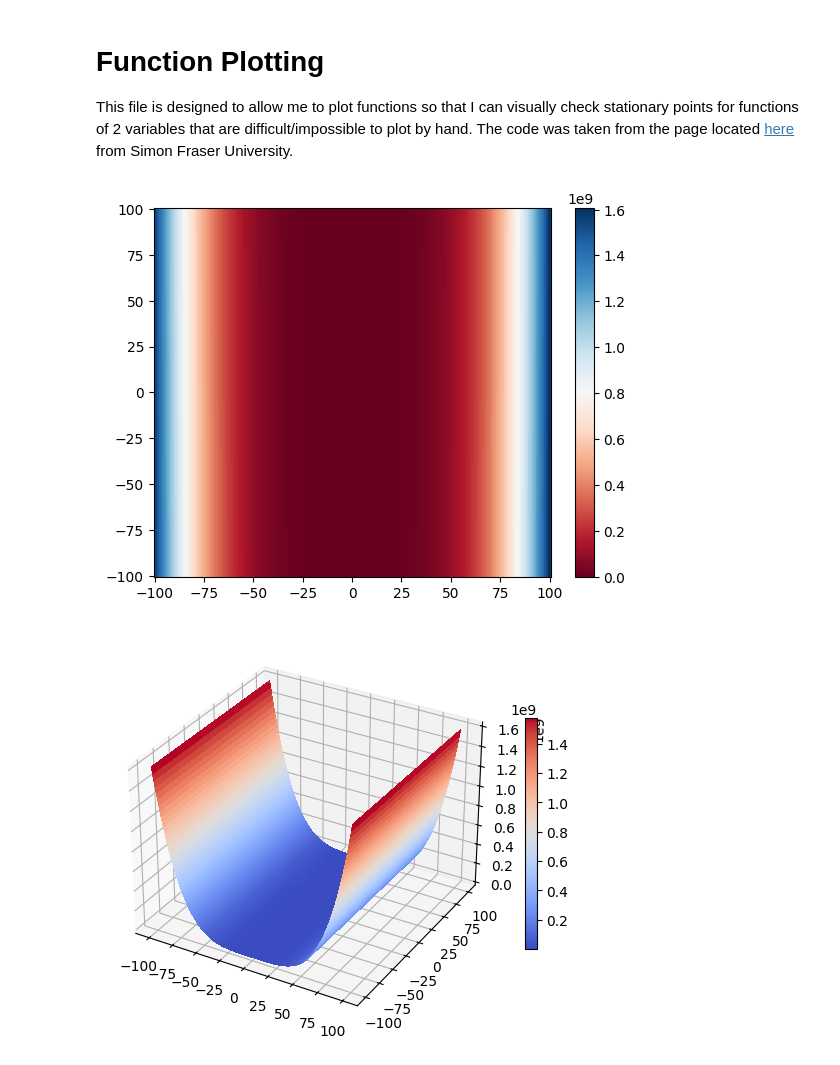
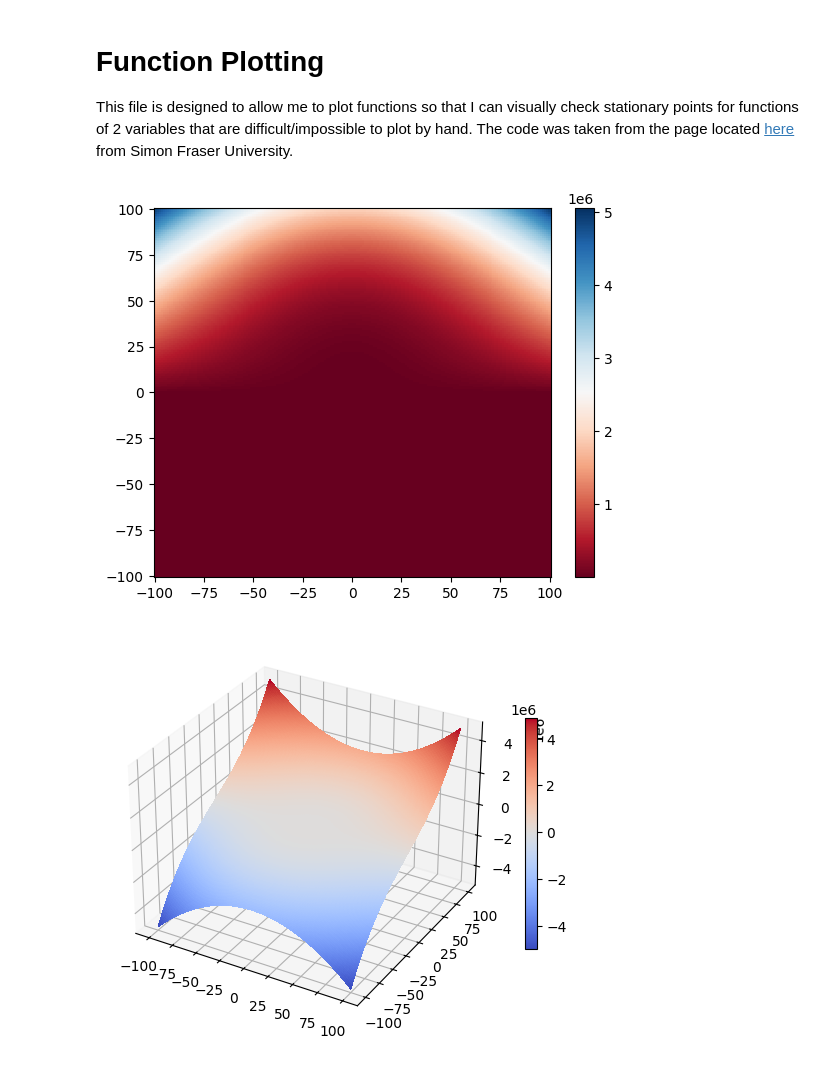
Before and after one commit to maxmartin40/MATH-5770-Code, a Jupyter notebook: Function_Plotting.ipynb, the cells around one changed output. Drawn from its saved outputs; the diff is of its cells as text; code cells hidden in the pictures.

```diff
--- a/Function_Plotting.ipynb
+++ b/Function_Plotting.ipynb
@@ -6,21 +6,21 @@ import matplotlib.pyplot as plt
 import numpy as np
 # %%
 def f(x,y):
-    return (4*x**2 - y)**2
+    return 2*y**3 - 6*y**2 + 3*x**2*y
 
 x = np.linspace(-100,100,200)
 y = np.linspace(-100,100,200)
 X, Y = np.meshgrid(x,y)
 Z = f(X,Y)
 
 fig, ax = plt.subplots()
 
 p = ax.pcolor(X, Y, Z, cmap=plt.cm.RdBu,
 
 vmin=abs(Z).min(), vmax=abs(Z).max())
 cb = fig.colorbar(p, ax=ax)
 # %% [output]
-[figure, old version]
+[figure, new version]
 # %%
 fig = plt.figure(figsize=(14,6))
 
@@ -31,4 +31,4 @@ p = ax.plot_surface(X, Y, Z, rstride=1, cstride=1,
 cmap=plt.cm.coolwarm, linewidth=0, antialiased=False)
 cb = fig.colorbar(p, shrink=0.5)
 # %% [output]
-[figure, old version]
+[figure, new version]
```
